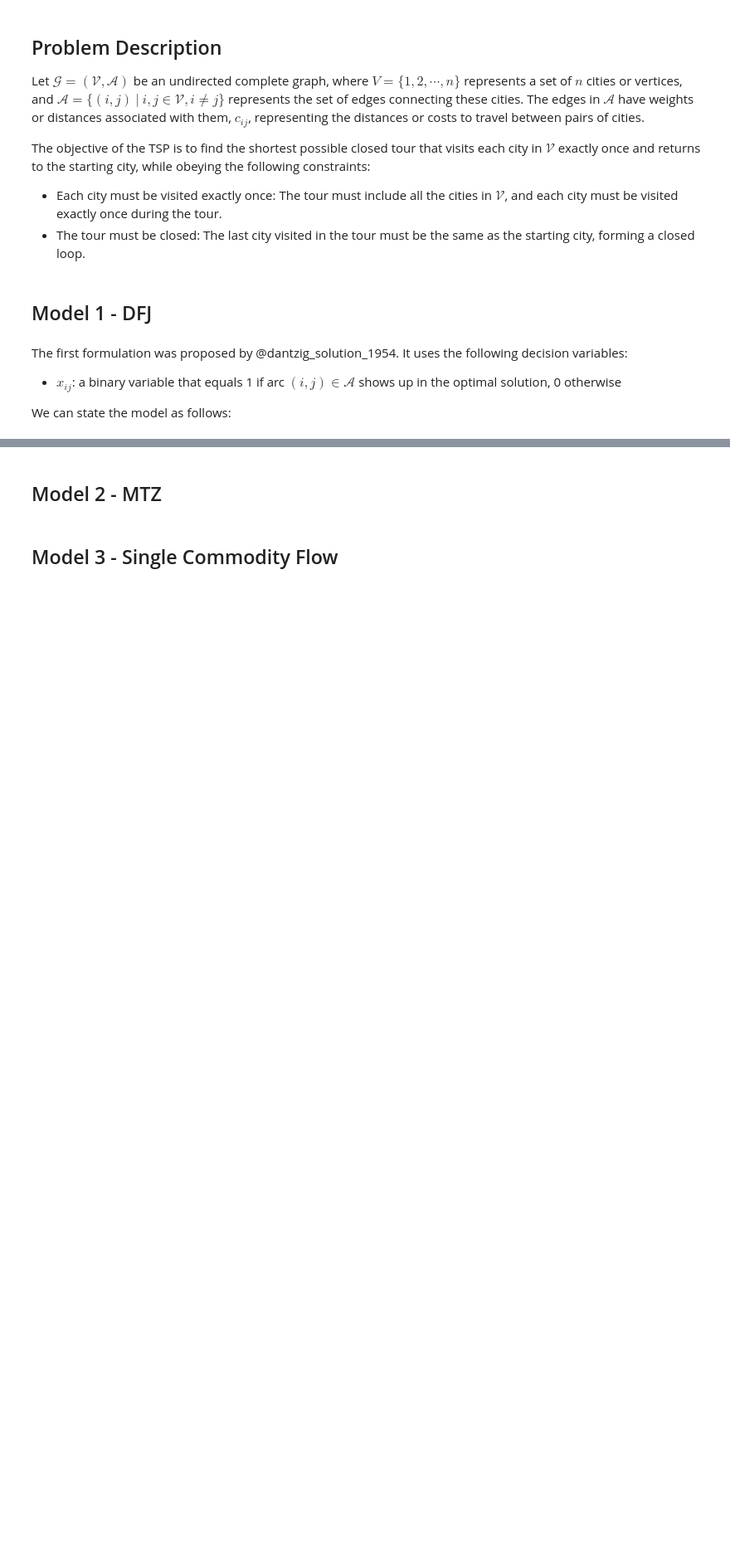
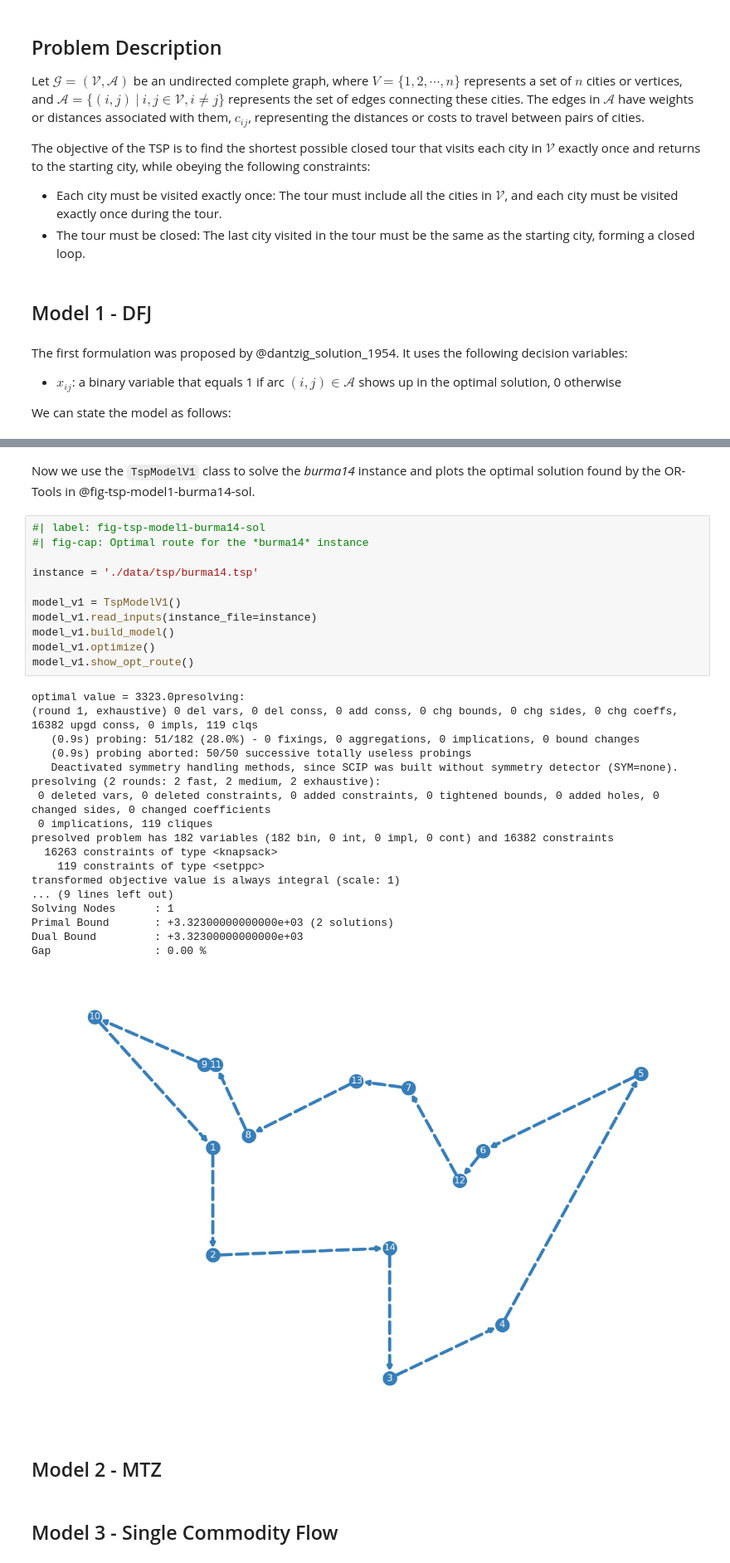
Before and after one commit to kunlei/python-ortools-notes, a Jupyter notebook: ip-tsp.ipynb, the cells around one changed output, grey strips where cells are left out. Shown at 83% size. Cells and saved outputs as stored; diff of their text form; blank space fills up the shorter version.

```diff
--- a/ip-tsp.ipynb
+++ b/ip-tsp.ipynb
@@ -294,3 +457,35 @@ flowchart LR
+# %% [markdown]
+Now we use the `TspModelV1` class to solve the *burma14* instance and plots the optimal solution found by the OR-Tools in @fig-tsp-model1-burma14-sol.
+# %%
+#| label: fig-tsp-model1-burma14-sol
+#| fig-cap: Optimal route for the *burma14* instance
+
+instance = './data/tsp/burma14.tsp'
+
+model_v1 = TspModelV1()
+model_v1.read_inputs(instance_file=instance)
+model_v1.build_model()
+model_v1.optimize()
+model_v1.show_opt_route()
+# %% [output]
+optimal value = 3323.0presolving:
+(round 1, exhaustive) 0 del vars, 0 del conss, 0 add conss, 0 chg bounds, 0 chg sides, 0 chg coeffs, 16382 upgd conss, 0 impls, 119 clqs
+   (0.9s) probing: 51/182 (28.0%) - 0 fixings, 0 aggregations, 0 implications, 0 bound changes
+   (0.9s) probing aborted: 50/50 successive totally useless probings
+   Deactivated symmetry handling methods, since SCIP was built without symmetry detector (SYM=none).
+presolving (2 rounds: 2 fast, 2 medium, 2 exhaustive):
+ 0 deleted vars, 0 deleted constraints, 0 added constraints, 0 tightened bounds, 0 added holes, 0 changed sides, 0 changed coefficients
+ 0 implications, 119 cliques
+presolved problem has 182 variables (182 bin, 0 int, 0 impl, 0 cont) and 16382 constraints
+  16263 constraints of type <knapsack>
+    119 constraints of type <setppc>
+transformed objective value is always integral (scale: 1)
+... (9 lines left out)
+Solving Nodes      : 1
+Primal Bound       : +3.32300000000000e+03 (2 solutions)
+Dual Bound         : +3.32300000000000e+03
+Gap                : 0.00 %
+[figure, added]
 # %% [markdown]
 ## Model 2 - MTZ
 # %% [markdown]
```
Also changed, not shown: parts of 12 cells of this notebook, 5 other files.
